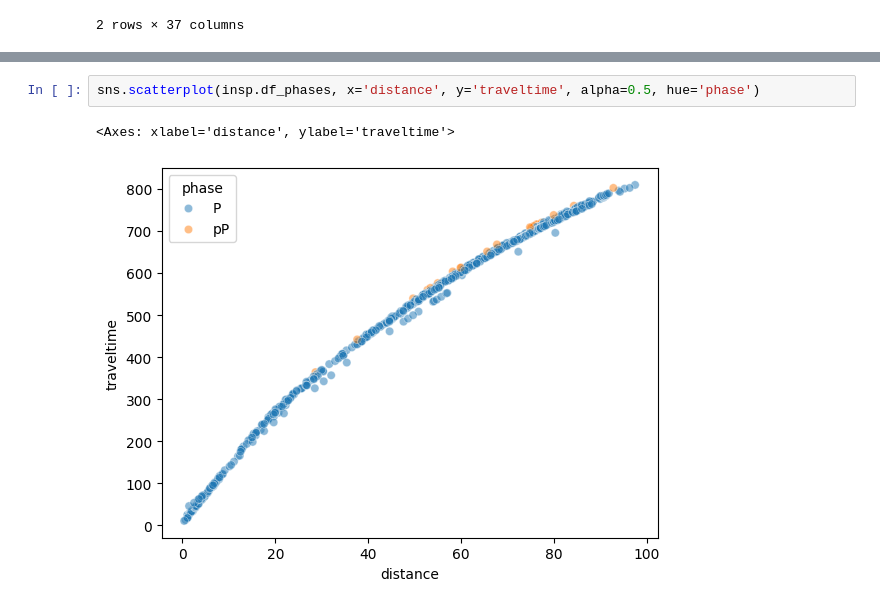
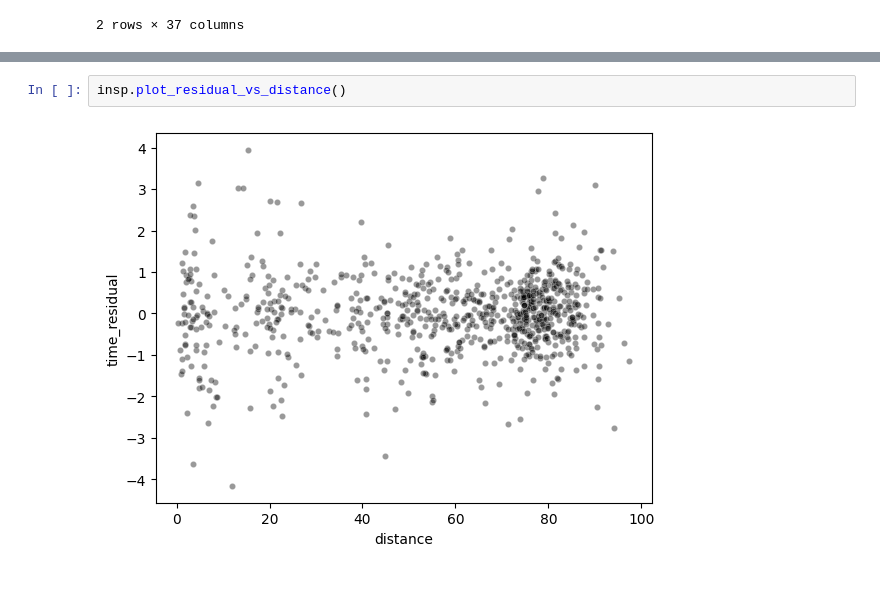
Before and after one commit to ikahbasi/SeisRoutine, a Jupyter notebook: Catalog-example.ipynb, the cells around one changed output, grey strips where cells are left out. Saved outputs shown, nothing was run; the diff lists cells and outputs as text.

```diff
--- a/Catalog-example.ipynb
+++ b/Catalog-example.ipynb
@@ -26,5 +21,4 @@ sns.scatterplot(insp.df_phases, x='distance', y='time_residual', alpha=0.5, colo
-# %%
-sns.scatterplot(insp.df_phases, x='distance', y='traveltime', alpha=0.5, hue='phase')
-# %% [output]
-<Axes: xlabel='distance', ylabel='traveltime'>
-[figure, removed]
+# %%
+insp.plot_residual_vs_distance()
+# %% [output]
+[figure, added]
```
Also changed, not shown: parts of 5 cells of this notebook.
